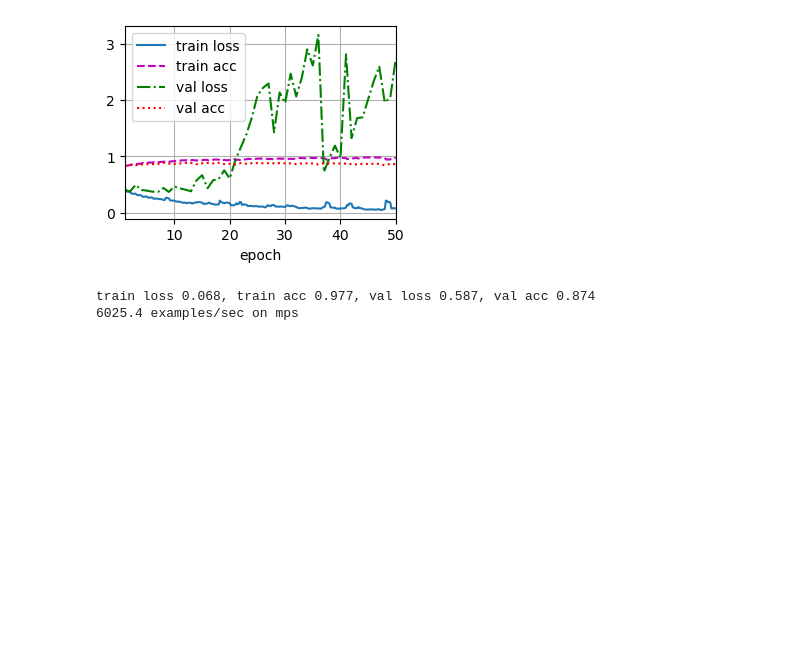
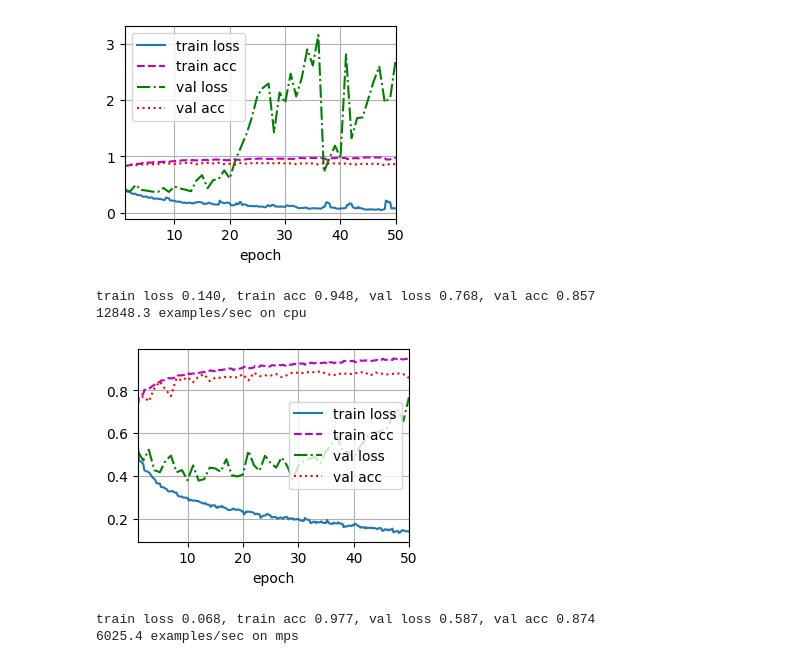
Before and after one commit to aschroede/RU-Deep-Learning, a Jupyter notebook: Assignment 5/dl-assignment-5.ipynb, the cells around one changed output. Saved outputs shown, nothing was run; the diff lists cells and outputs as text; code cells hidden in the pictures; blank space fills up the shorter version.

```diff
--- a/Assignment 5/dl-assignment-5.ipynb
+++ b/Assignment 5/dl-assignment-5.ipynb
@@ -1020,6 +1023,12 @@ train(ConvNet(17), chunked_loaders, num_epochs=50, lr=0.01)
 train loss 0.075, train acc 0.974, val loss 2.744, val acc 0.859
 16146.7 examples/sec on mps
 [figure]
+# %%
+train(ConvNet(17), chunked_loaders, num_epochs=50, lr=0.001)
+# %% [output]
+train loss 0.140, train acc 0.948, val loss 0.768, val acc 0.857
+12848.3 examples/sec on cpu
+[figure, added]
 # %%
 train(RNNNet(17), chunked_loaders, num_epochs=50, lr=0.001)
 # %% [output]
```
Also changed, not shown: parts of 37 cells of this notebook, 1 other file.
